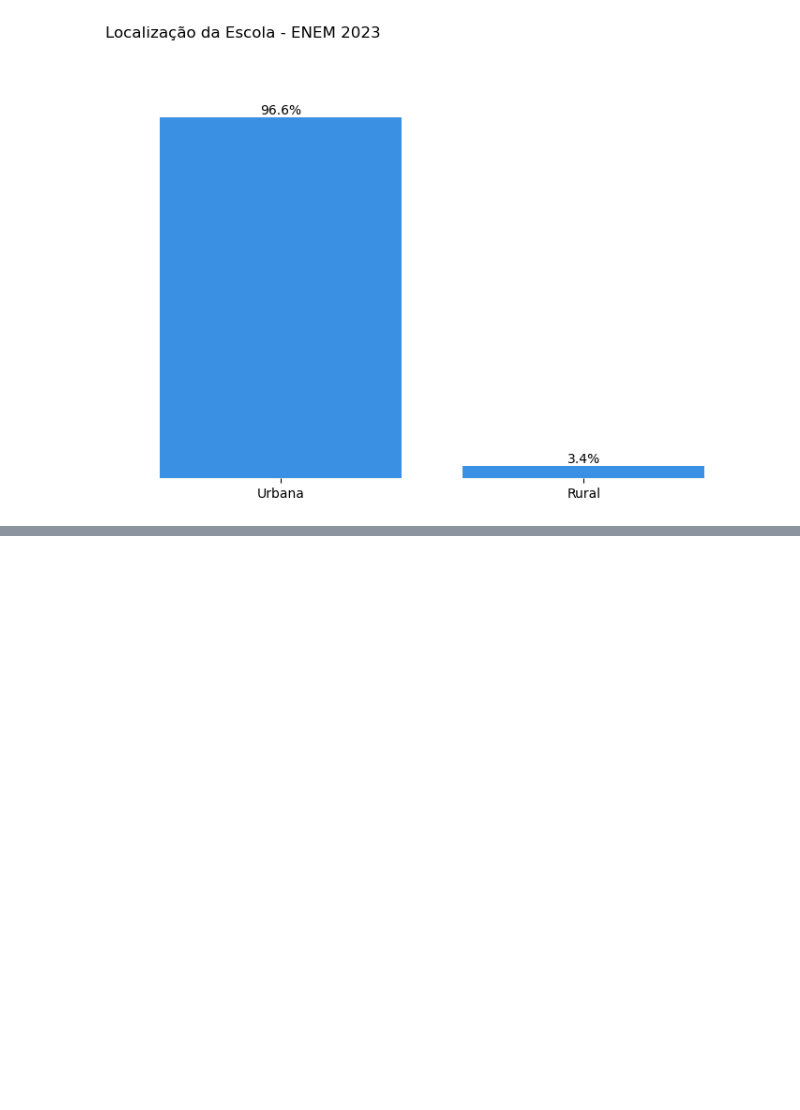
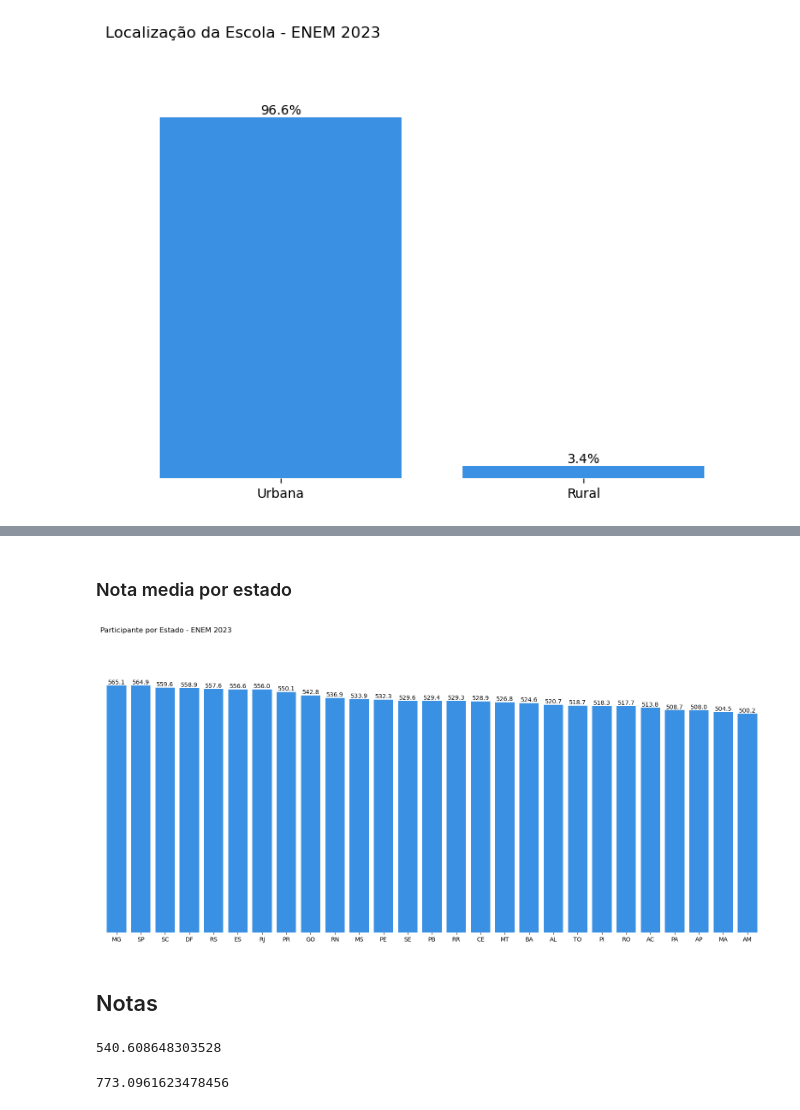
Before and after one commit to gabrielzerraa/EDA-ENEM_2023, a Jupyter notebook: ENEM 2023.ipynb, the cells around one changed output, grey strips where cells are left out. Cells and saved outputs as stored; diff of their text form; code cells hidden in the pictures; blank space fills up the shorter version.

```diff
--- a/ENEM 2023.ipynb
+++ b/ENEM 2023.ipynb
@@ -425,0 +462,46 @@ plt.show()
+# %% [markdown]
+### Nota media por estado
+# %%
+nota_media_estado = pd.DataFrame(df.groupby('SG_UF_PROVA')['W_Media'].mean().sort_values(ascending=False).reset_index())
+
+# Tamanho do Gráfico
+plt.figure(figsize=(20,9))
+
+ax = sns.barplot(nota_media_estado, x='SG_UF_PROVA', y='W_Media', color='#1e90ff')
+
+# Adicionar Titulo
+ax.set_title('Participante por Estado - Todos os Participantes  - ENEM 2023', loc='left', fontsize=12)
+
+# Remover os Eixos
+ax.set_xlabel('')
+ax.set_ylabel('')
+
+# Remover Gird
+ax.spines[['right', 'left', 'top', 'bottom']].set_visible(False)
+
+# Remover Legenda
+plt.yticks([])
+
+# Adicionar margens
+ax.margins(x=0.01, y=0.2)
+
+# Total
+total = df['W_Media'].count()
+
+# Adicionar anotações
+ax.bar_label(ax.containers[0], fmt=lambda x: f'{(x):0.1f}')
+
+# Visualizar o gráfico
+plt.show()
+# %% [output]
+[figure, added]
+# %% [markdown]
+## Notas
+# %%
+df['W_Media'].mean()
+# %% [output]
+540.608648303528
+# %%
+df2['W_Media'].mean()
+# %% [output]
+773.0961623478456
```
Also changed, not shown: parts of 50 cells of this notebook.
